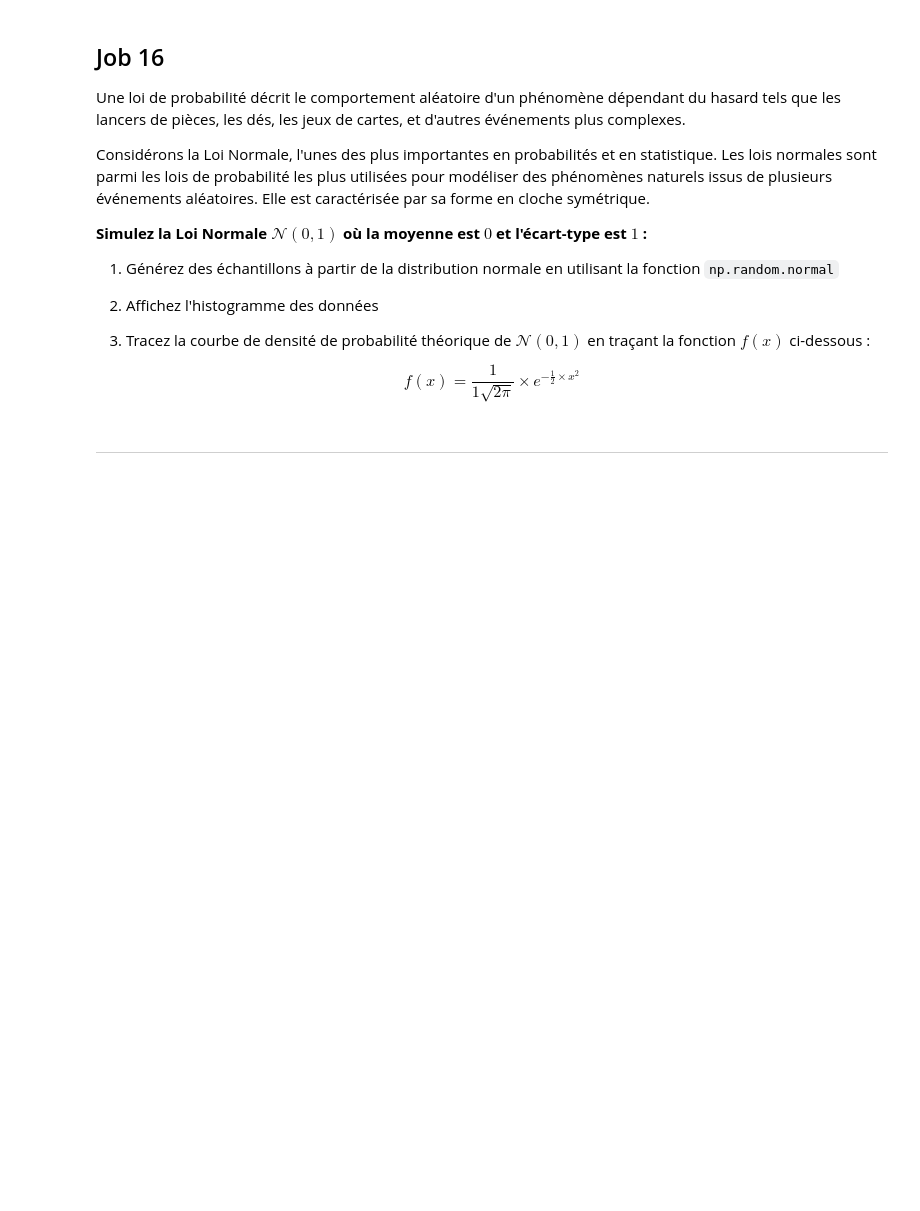
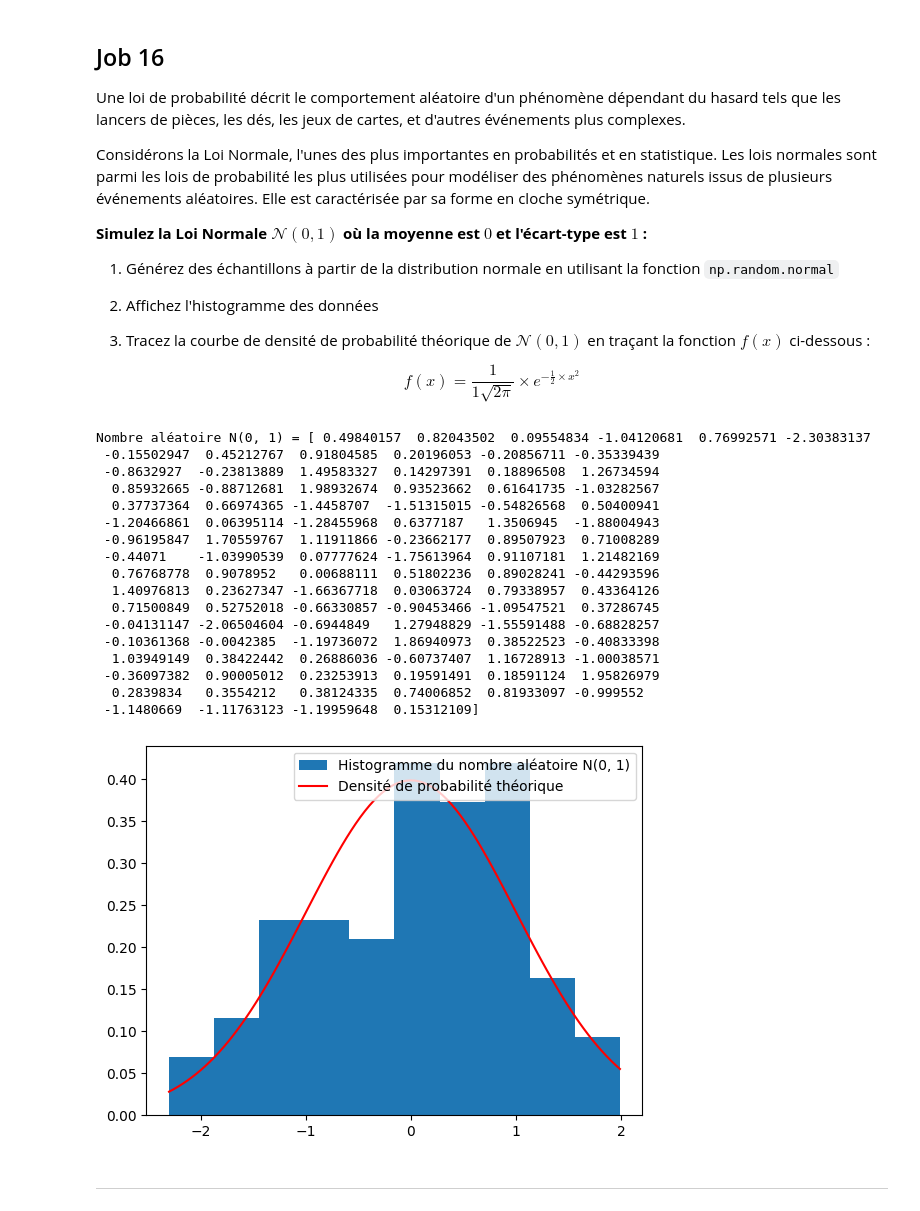
Before and after one commit to matthieu-geley/philomathia, a Jupyter notebook: philomathia.ipynb, the cells around one changed output. Cells and saved outputs as stored; diff of their text form; code cells hidden in the pictures; blank space fills up the shorter version.

```diff
--- a/philomathia.ipynb
+++ b/philomathia.ipynb
@@ -644,6 +706,36 @@ Considérons la Loi Normale, l'unes des plus importantes en probabilités et en
 3. Tracez la courbe de densité de probabilité théorique de $\mathcal{N}(0, 1)$ en traçant la fonction $f(x)$ ci-dessous :
 
 $$ f(x) = \frac{1}{1 \sqrt{2\pi}} \times e^{-\frac{1}{2} \times x^2 }$$
+# %%
+import scipy as sp
+
+normal = np.random.normal(0, 1, 100)
+print(f"Nombre aléatoire N(0, 1) = {normal}\n")
+plt.hist(normal, density=True, label="Histogramme du nombre aléatoire N(0, 1)")
+
+dataNorm = np.linspace(normal.min(), normal.max(), 100)
+
+plt.subplot().plot(dataNorm, sp.stats.norm.pdf(dataNorm, 0, 1), color='red', label='Densité de probabilité théorique')
+legend = plt.legend(loc='upper right')
+# %% [output]
+Nombre aléatoire N(0, 1) = [ 0.49840157  0.82043502  0.09554834 -1.04120681  0.76992571 -2.30383137
+ -0.15502947  0.45212767  0.91804585  0.20196053 -0.20856711 -0.35339439
+ -0.8632927  -0.23813889  1.49583327  0.14297391  0.18896508  1.26734594
+  0.85932665 -0.88712681  1.98932674  0.93523662  0.61641735 -1.03282567
+  0.37737364  0.66974365 -1.4458707  -1.51315015 -0.54826568  0.50400941
+ -1.20466861  0.06395114 -1.28455968  0.6377187   1.3506945  -1.88004943
+ -0.96195847  1.70559767  1.11911866 -0.23662177  0.89507923  0.71008289
+ -0.44071    -1.03990539  0.07777624 -1.75613964  0.91107181  1.21482169
+  0.76768778  0.9078952   0.00688111  0.51802236  0.89028241 -0.44293596
+  1.40976813  0.23627347 -1.66367718  0.03063724  0.79338957  0.43364126
+  0.71500849  0.52752018 -0.66330857 -0.90453466 -1.09547521  0.37286745
+ -0.04131147 -2.06504604 -0.6944849   1.27948829 -1.55591488 -0.68828257
+ -0.10361368 -0.0042385  -1.19736072  1.86940973  0.38522523 -0.40833398
+  1.03949149  0.38422442  0.26886036 -0.60737407  1.16728913 -1.00038571
+ -0.36097382  0.90005012  0.23253913  0.19591491  0.18591124  1.95826979
+  0.2839834   0.3554212   0.38124335  0.74006852  0.81933097 -0.999552
+ -1.1480669  -1.11763123 -1.19959648  0.15312109]
+[figure, added]
 # %% [markdown]
 ----------------------------------
 # %% [markdown]
```
Also changed, not shown: parts of 11 cells of this notebook.
